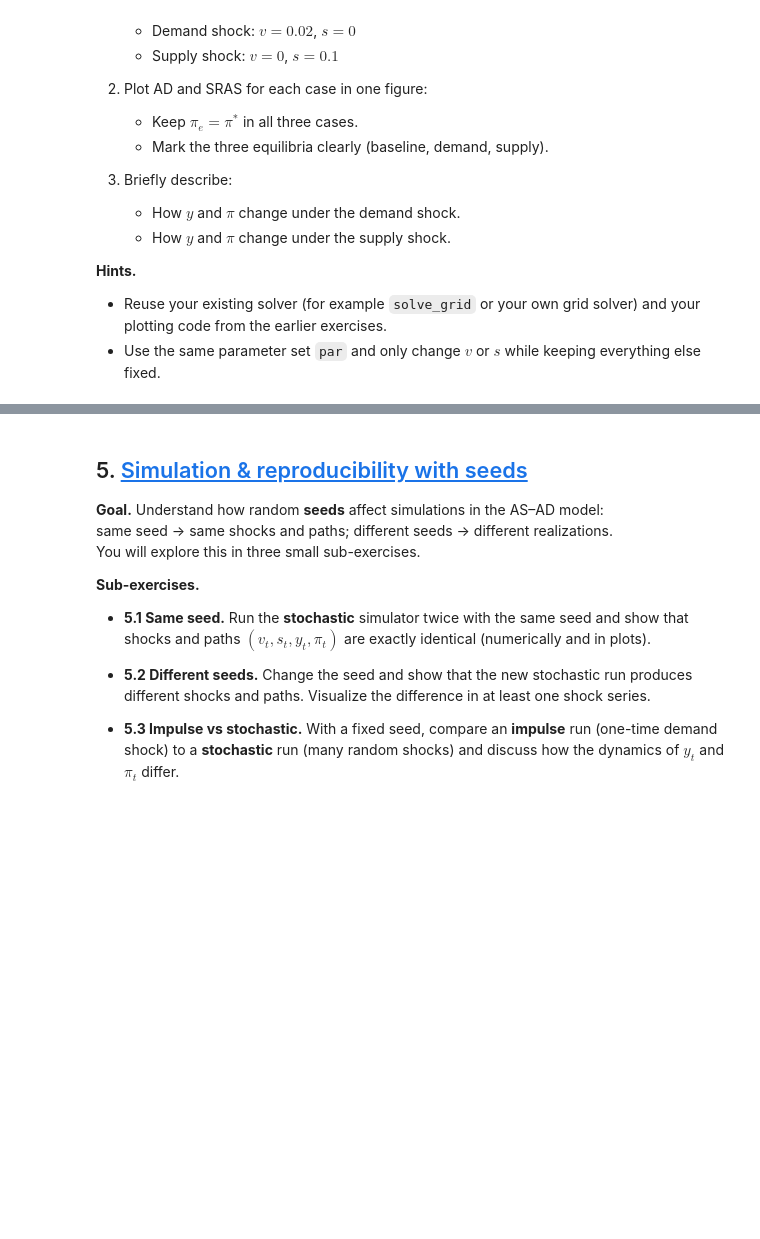
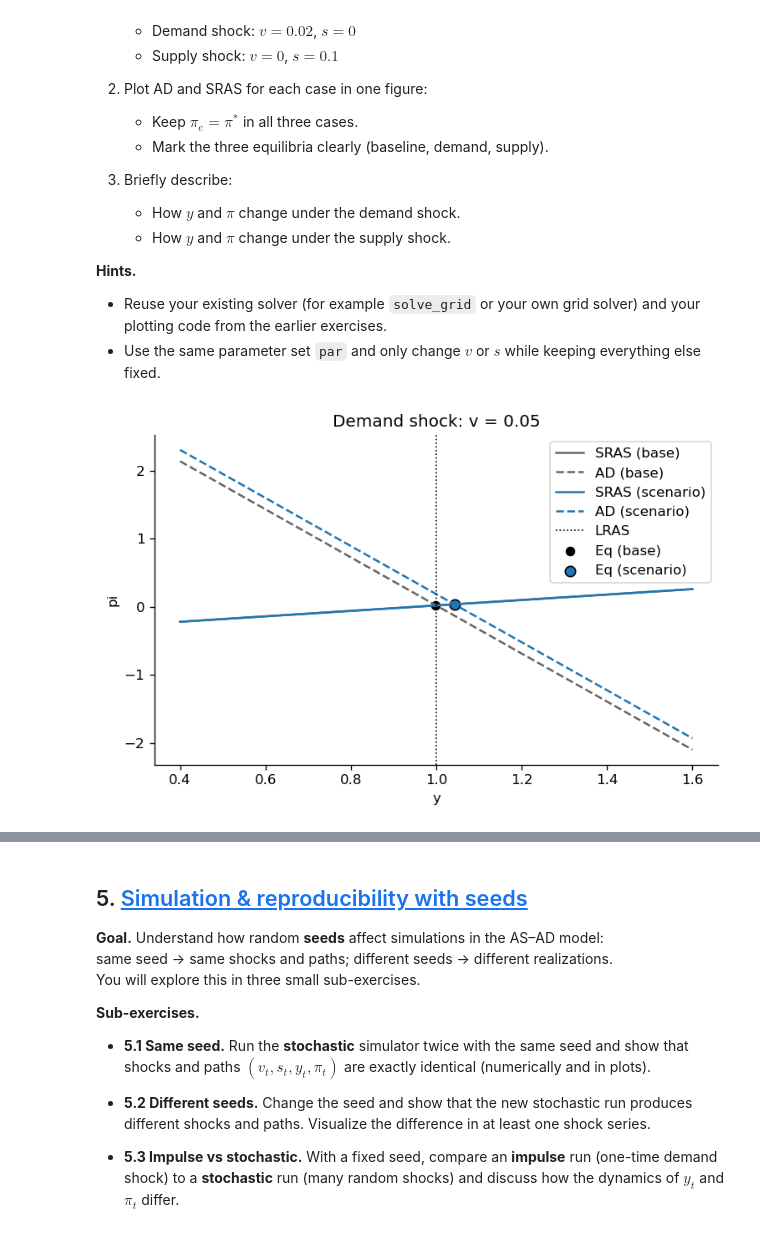
Before and after one commit to fgv916/ProgEconFgv916, a Jupyter notebook: PS7_ftv/Problem_set_7_ASAD/PS_ASAD.ipynb, the cells around one changed output, grey strips where cells are left out. Saved outputs shown, nothing was run; the diff lists cells and outputs as text; code cells hidden in the pictures; blank space fills up the shorter version.

```diff
--- a/PS7_ftv/Problem_set_7_ASAD/PS_ASAD.ipynb
+++ b/PS7_ftv/Problem_set_7_ASAD/PS_ASAD.ipynb
@@ -268,26 +268,62 @@ Consider:
 - Reuse your existing solver (for example `solve_grid` or your own grid solver) and your plotting code from the earlier exercises.
 - Use the same parameter set `par` and only change $v$ or $s$ while keeping everything else fixed.
 # %%
-# STARTER: overlay baseline and one shock scenario in the closed economy
+import numpy as np
+import matplotlib.pyplot as plt
+from functions import par, solve_grid
 
-# def plot_overlay_closed(par, v, s, title, pad=0.6, n=400):
-#     # baseline case: v = 0, s = 0
-#     # y_base, pi_base, y_grid, pi_ad_base, pi_sras_base = solve_grid(...)
-#
-#     # shock scenario: v, s
-#     # y_scen, pi_scen, _, pi_ad_scen, pi_sras_scen = solve_grid(...)
-#
-#     # fig, ax = plt.subplots(...)
-#     # ax.plot(y_grid, pi_sras_base, ...)
-#     # ax.plot(y_grid, pi_ad_base,   ...)
-#     # ax.plot(y_grid, pi_sras_scen, ...)
-#     # ax.plot(y_grid, pi_ad_scen,   ...)
-#     # ax.scatter([y_base], [pi_base], ...)
-#     # ax.scatter([y_scen], [pi_scen], ...)
-#     # ax.axvline(par["ybar"], ...)
-#     # ax.set_xlabel("y"); ax.set_ylabel("pi"); ax.set_title(title)
-#     # ax.legend(); plt.tight_layout(); plt.show()
-#
-# # Then test with, for example:
-# # plot_overlay_closed(par_closed, v=0.02, s=0.0, title="Demand shock")
-# # plot_overlay_closed(par_closed, v=0.00, s=0.01, title="Supply shock")
+# SOLUTION
+def plot_overlay_closed(par, v, s, title, pad=0.6, n=400):
+    """
+    Overlay baseline and one shock scenario in the closed-economy AS–AD diagram.
+    """
+
+    # baseline: no shocks
+    y_base, pi_base, y_grid, pi_ad_base, pi_sras_base = solve_grid(
+        pi_e=par["pi_star"], v=0.0, s=0.0, p=par, pad=pad, n=n
+    )
+
+    # scenario: either demand shock (v != 0) or supply shock (s != 0)
+    y_scen, pi_scen, _, pi_ad_scen, pi_sras_scen = solve_grid(
+        pi_e=par["pi_star"], v=v, s=s, p=par, pad=pad, n=n
+    )
+
+    fig, ax = plt.subplots(figsize=(6.4, 4.2))
+
+    # baseline curves
+    ax.plot(y_grid, pi_sras_base, label="SRAS (base)", color="#666666")
+    ax.plot(y_grid, pi_ad_base,   label="AD (base)",   color="#666666", ls="--")
+
+    # scenario curves
+    ax.plot(y_grid, pi_sras_scen, label="SRAS (scenario)", color="#1f77b4")
+    ax.plot(y_grid, pi_ad_scen,   label="AD (scenario)",   color="#1f77b4", ls="--")
+
+    # long-run output
+    ax.axvline(par["ybar"], color="k", ls=":", lw=1.0, label="LRAS")
+
+    # mark equilibria
+    ax.scatter([y_base], [pi_base], color="k", s=35, label="Eq (base)")
+    ax.scatter([y_scen], [pi_scen], facecolor="#1f77b4", edgecolor="k", s=55, label="Eq (scenario)")
+
+    ax.set_xlabel("y")
+    ax.set_ylabel("pi")
+    ax.set_title(title)
+    ax.legend()
+    plt.tight_layout()
+    plt.show()
+
+    print(f"Baseline:  y={y_base:.4f}, pi={pi_base:.4f}")
+    print(f"Scenario:  y={y_scen:.4f}, pi={pi_scen:.4f}")
+
+
+# demand shock: v = +0.05, s = 0
+plot_overlay_closed(par, v=0.05, s=0.0, title="Demand shock: v = 0.05")
+
+# supply shock: v = 0, s = +0.1
+plot_overlay_closed(par, v=0.00, s=0.2, title="Supply shock: s = 0.5")
+
+
+# Both shock: v = +0.5, s = +0.1
+plot_overlay_closed(par, v=0.5, s=0.2, title="Both shock: s = 0.5")
+# %% [output]
+[figure, added]
```
Also changed, not shown: parts of 8 cells of this notebook.
